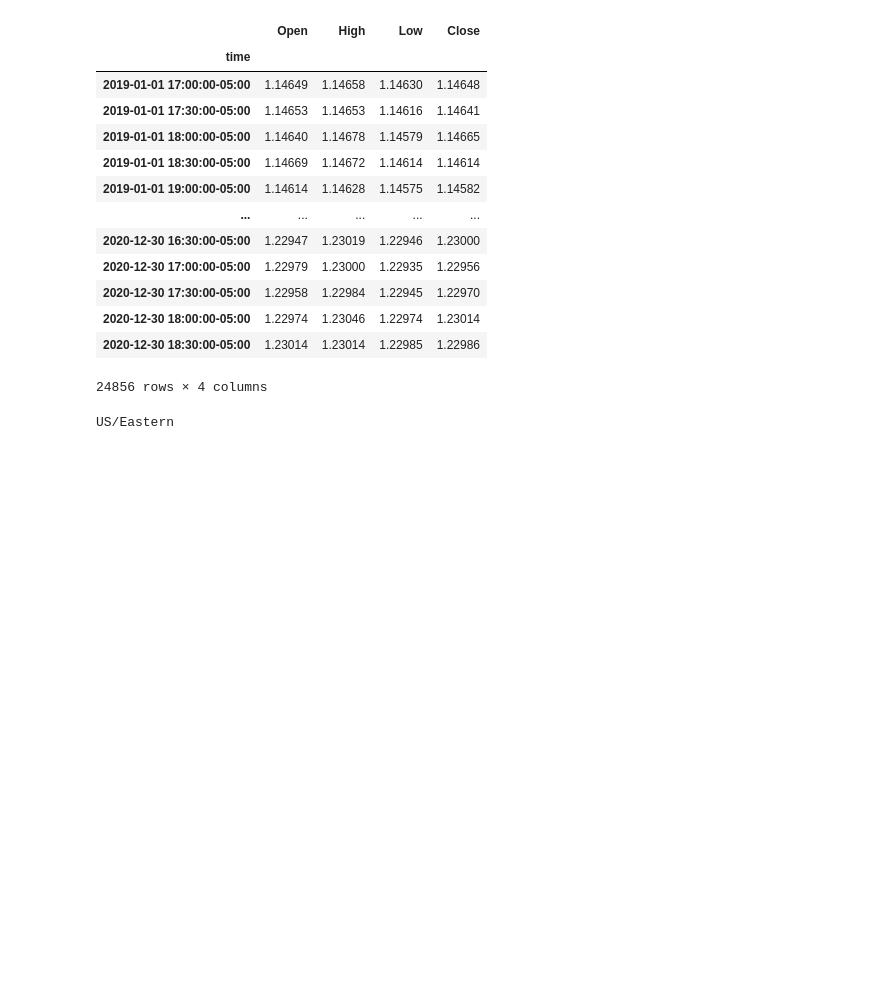
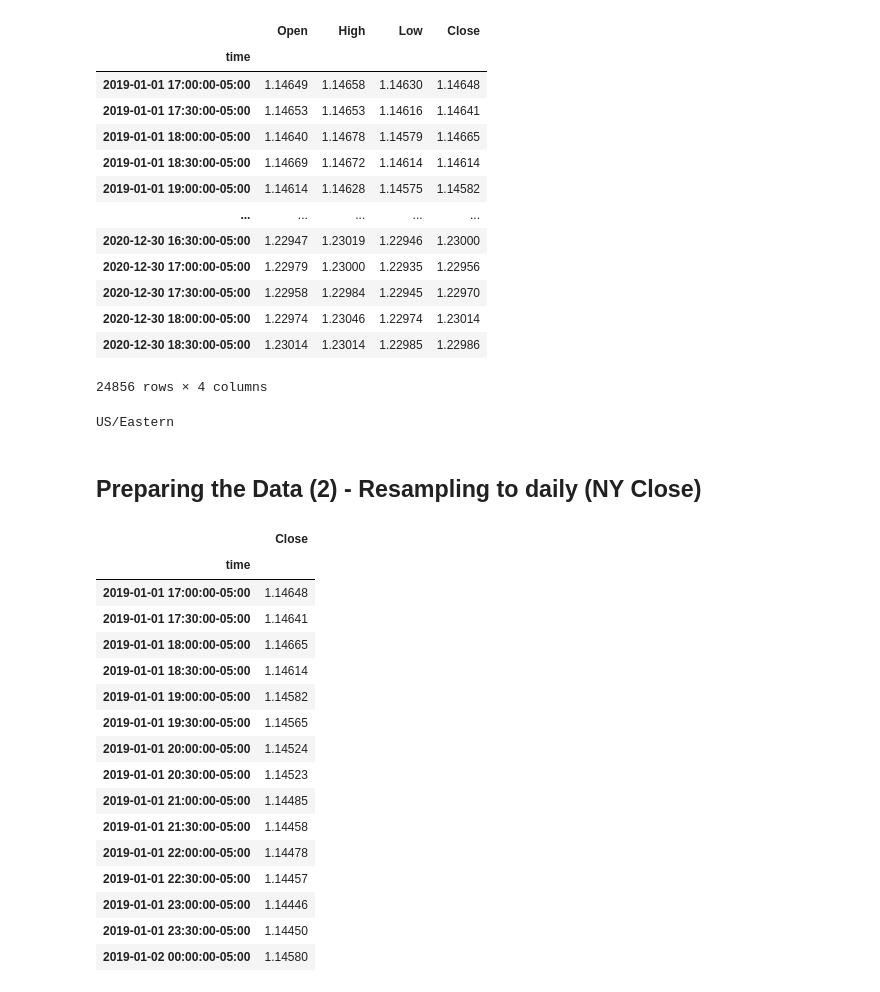
Before and after one commit to AvirukthGT/AlgoTrading, a Jupyter notebook: Pivot Point/pivot_point.ipynb, the cells around one changed output. Saved outputs shown, nothing was run; the diff lists cells and outputs as text; code cells hidden in the pictures; blank space fills up the shorter version.

```diff
--- a/Pivot Point/pivot_point.ipynb
+++ b/Pivot Point/pivot_point.ipynb
@@ -105,3 +105,27 @@ data
 print(data.index.tz)
 # %% [output]
 US/Eastern
+# %% [markdown]
+## Preparing the Data (2) - Resampling to daily (NY Close)
+# %%
+close = data.Close.to_frame().copy()
+# %%
+close.head(15)
+# %% [output]
+|  | Close |
+| time |  |
+| 2019-01-01 17:00:00-05:00 | 1.14648 |
+| 2019-01-01 17:30:00-05:00 | 1.14641 |
+| 2019-01-01 18:00:00-05:00 | 1.14665 |
+| 2019-01-01 18:30:00-05:00 | 1.14614 |
+| 2019-01-01 19:00:00-05:00 | 1.14582 |
+| 2019-01-01 19:30:00-05:00 | 1.14565 |
+| 2019-01-01 20:00:00-05:00 | 1.14524 |
+| 2019-01-01 20:30:00-05:00 | 1.14523 |
+| 2019-01-01 21:00:00-05:00 | 1.14485 |
+| 2019-01-01 21:30:00-05:00 | 1.14458 |
+| 2019-01-01 22:00:00-05:00 | 1.14478 |
+| 2019-01-01 22:30:00-05:00 | 1.14457 |
+| 2019-01-01 23:00:00-05:00 | 1.14446 |
+| 2019-01-01 23:30:00-05:00 | 1.14450 |
+| 2019-01-02 00:00:00-05:00 | 1.14580 |
```
Also changed, not shown: parts of 8 cells of this notebook.
